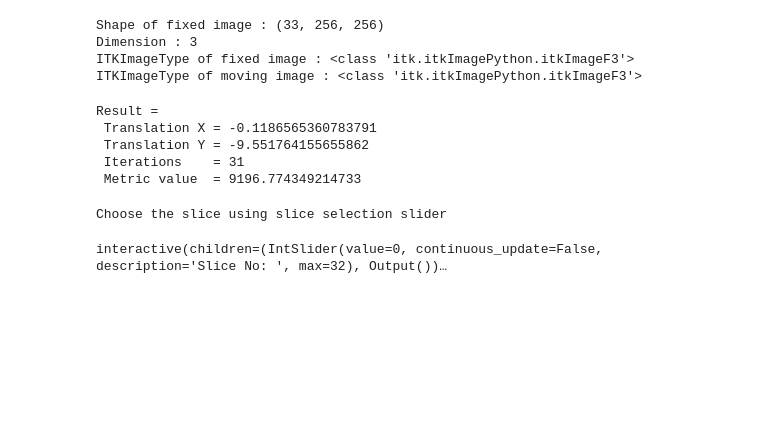
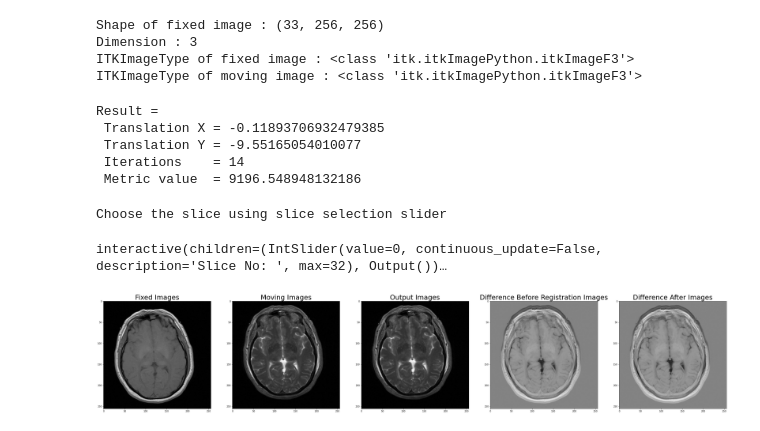
Before and after one commit to Mithunjha/ITK_ImageRegistration3D, a Jupyter notebook: Registration.ipynb, the cells around one changed output. Saved outputs shown, nothing was run; the diff lists cells and outputs as text; code cells hidden in the pictures; blank space fills up the shorter version.

```diff
--- a/Registration.ipynb
+++ b/Registration.ipynb
@@ -106,11 +113,10 @@ identityTransform.SetIdentity()
 registration.SetFixedInitialTransform(identityTransform)
 # %%
 
-#------------------------------------
 registration.SetNumberOfLevels(1)
 registration.SetSmoothingSigmasPerLevel([0])
 registration.SetShrinkFactorsPerLevel([1])
-#------------------------------------
+
 
 registration.Update()
 
@@ -128,15 +134,10 @@ print(" Translation X = " + str(translationAlongX))
 print(" Translation Y = " + str(translationAlongY))
 print(" Iterations    = " + str(numberOfIterations))
 print(" Metric value  = " + str(bestValue))
-
-CompositeTransformType = itk.CompositeTransform[itk.D, Dimension]
-outputCompositeTransform = CompositeTransformType.New()
-outputCompositeTransform.AddTransform(movingInitialTransform)
-outputCompositeTransform.AddTransform(registration.GetModifiableTransform())
 # %% [output]
 Result =
- Translation X = -0.1186565360783791
- Translation Y = -9.551764155655862
- Iterations    = 31
- Metric value  = 9196.774349214733
+ Translation X = -0.11893706932479385
+ Translation Y = -9.55165054010077
+ Iterations    = 14
+ Metric value  = 9196.548948132186
 # %%
@@ -194,3 +210,13 @@ interactive(plot_slices , sliced=select_slice)
 # %% [output]
 Choose the slice using slice selection slider
 interactive(children=(IntSlider(value=0, continuous_update=False, description='Slice No: ', max=32), Output())…
+# %%
+sliced = 17
+fig, ax = plt.subplots(1,5, figsize=(50,25))
+ax[0].imshow(fixed_vis[sliced], cmap='gray'), ax[0].set_title('Fixed Images',fontsize = 30)
+ax[1].imshow(moving_vis[sliced], cmap='gray'), ax[1].set_title('Moving Images',fontsize = 30)
+ax[2].imshow(out_vis[sliced], cmap='gray'), ax[2].set_title('Output Images',fontsize = 30);
+ax[4].imshow(after_vis[sliced], cmap='gray'), ax[4].set_title('Difference After Images',fontsize = 30);
+ax[3].imshow(before_vis[sliced], cmap='gray'), ax[3].set_title('Difference Before Registration Images',fontsize = 30);
+# %% [output]
+[figure, added]
```
Also changed, not shown: parts of 5 cells of this notebook.
